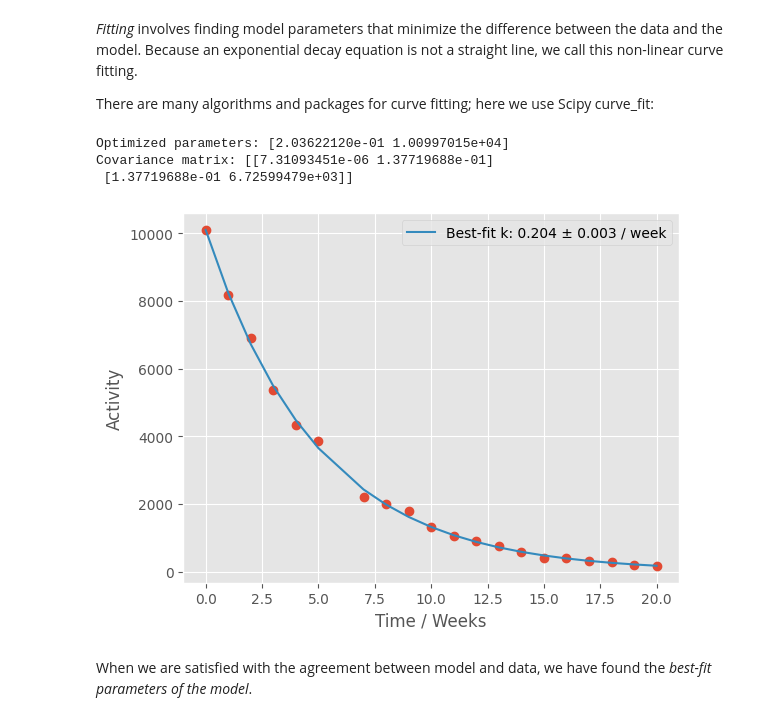
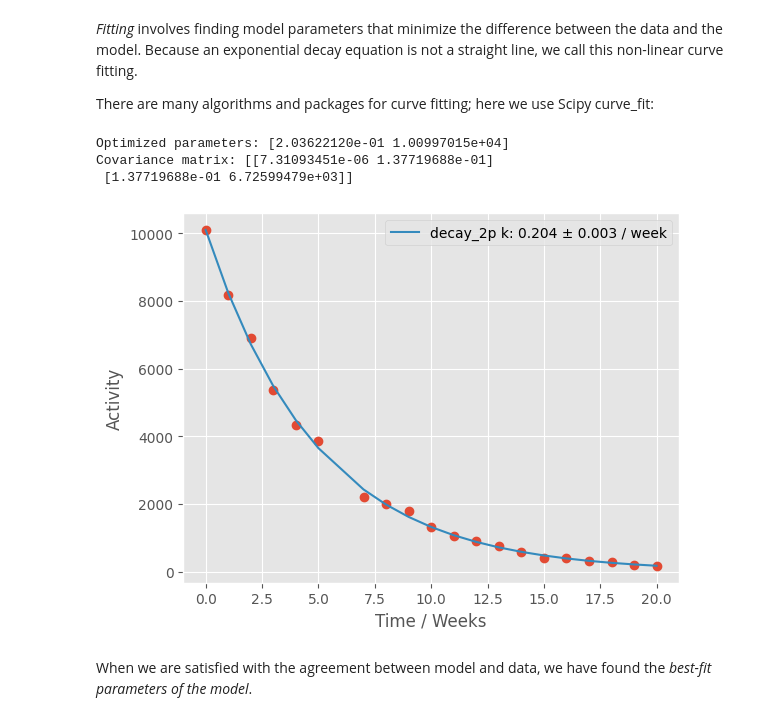
Before and after one commit to mpfoster/Biochem5721, a Jupyter notebook: Intro_fitting_kinetics_5721.ipynb, the cells around one changed output. Drawn from its saved outputs; the diff is of its cells as text; code cells hidden in the pictures.

```diff
--- a/Intro_fitting_kinetics_5721.ipynb
+++ b/Intro_fitting_kinetics_5721.ipynb
@@ -166,34 +166,34 @@ There are many algorithms and packages for curve fitting; here we use Scipy curv
 # %%
 from scipy.optimize import curve_fit
 '''
 <function: scipy.optimize.minpack.curve_fit(f, xdata, ydata, p0=None, sigma=None, absolute_sigma=False,
     check_finite=True, bounds=(-inf, inf), method=None, jac=None, **kwargs)>
 
 for scipy's curve_fit function: we need to at least provide the function f, and x and y data.
 we could provide initial parameters via the list p0
 '''
 # specify the function to be used to generate model data
 f = decay_2p # y = a0*exp(-k*x)
 xdata = df['Time_weeks']
 ydata = df['Penicillin_U']
 p0 = 1,1e4 # optionally, provide starting parameters
 # run, and return parameter best-fit and covariation:
 popt,pcov = curve_fit(f,xdata,ydata, p0 = p0)
 print("Optimized parameters:", popt)
 print("Covariance matrix:", pcov)
 # Compute Standard errors:
 perr = np.sqrt(np.diag(pcov)) # square root of matrix diagonal
 # Always, always, visualize the fit before the trusting parameters:
 calc_data = f(xdata,*popt) # evaluate the function f with the optimized params
 plt.plot(xdata,ydata,'o')
-plt.plot(xdata,calc_data, label=f'Best-fit k: {popt[0]:.3f} ± {perr[0]:.3f} / week')
+plt.plot(xdata,calc_data, label=f'{f.__name__} k: {popt[0]:.3f} ± {perr[0]:.3f} / week')
 plt.xlabel('Time / Weeks'); plt.ylabel('Activity')
 plt.legend(); plt.show()
 # %% [output]
 Optimized parameters: [2.03622120e-01 1.00997015e+04]
 Covariance matrix: [[7.31093451e-06 1.37719688e-01]
  [1.37719688e-01 6.72599479e+03]]
-[figure, old version]
+[figure, new version]
 # %% [markdown]
 When we are satisfied with the agreement between model and data, we have found the _best-fit parameters of the model_.
 # %%
```
